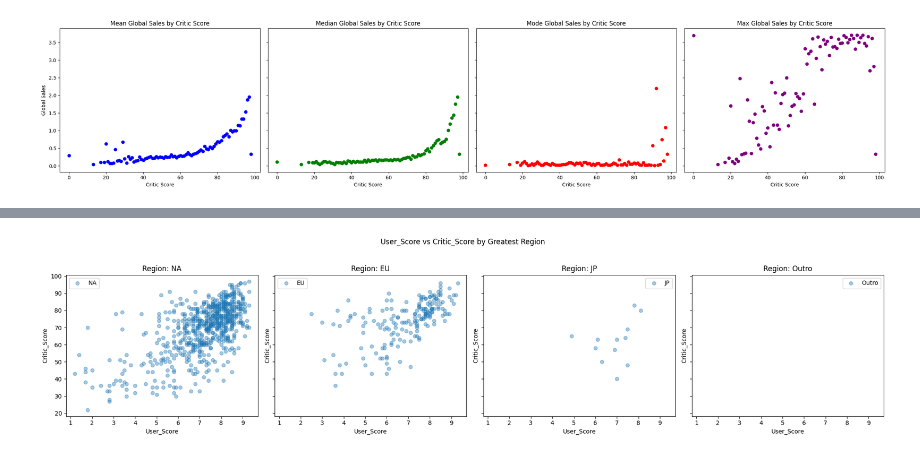
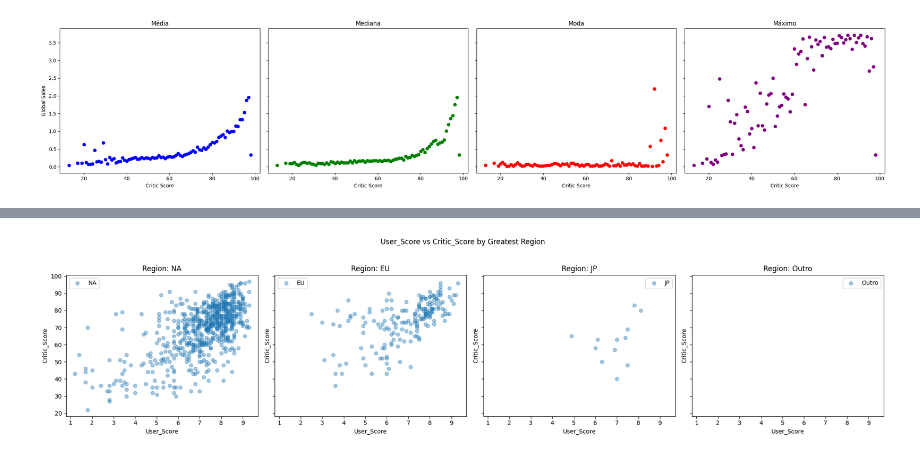
Before and after one commit to wolke412/topicos-4, a Jupyter notebook: observations.ipynb, the cells around one changed output, grey strips where cells are left out. Cells and saved outputs as stored; diff of their text form; code cells hidden in the pictures.

```diff
--- a/observations.ipynb
+++ b/observations.ipynb
@@ -62,17 +94,0 @@ plt.show()
-# %%
-
-fig, ax = plt.subplots(1, 4, figsize=(24, 5))
-df_fi = df[df["Global_Sales"] > 0]
-df_fi = df_fi[df_fi["Critic_Score"] > 0]
-
-for i, region in enumerate(["NA", "EU", "JP", "Outro"]):
-  fdf = df_fi[df_fi["Greatest"] == region]
-  ax[i].set_title(region)
-  ax[i].scatter(
-    fdf['Critic_Score'],
-    fdf['Global_Sales'],
-    alpha=.4
-  )
-
-plt.tight_layout()
-plt.show()
@@ -81,38 +95,33 @@ plt.show()
 # %%
-# Group by Critic_Score and calculate mean, median, mode, and min of Global_Sales
-mean_sales =   df_fi.groupby('Critic_Score')['Global_Sales'].mean().reset_index()
-median_sales = df_fi.groupby('Critic_Score')['Global_Sales'].median().reset_index()
-mode_sales =   df_fi.groupby('Critic_Score')['Global_Sales'].apply(lambda x: x.mode().iloc[0]).reset_index()
-max_sales =    df_fi.groupby('Critic_Score')['Global_Sales'].max().reset_index()
-# Create a figure with 4 subplots side by side
+media =   df_fi.groupby('Critic_Score')['Global_Sales'].mean().reset_index()
+mediana = df_fi.groupby('Critic_Score')['Global_Sales'].median().reset_index()
+moda =   df_fi.groupby('Critic_Score')['Global_Sales'].apply(lambda x: x.mode().iloc[0]).reset_index()
+maxi =    df_fi.groupby('Critic_Score')['Global_Sales'].max().reset_index()
+
 fig, axes = plt.subplots(1, 4, figsize=(24, 5), sharey=True)
 
-# Mean chart
-axes[0].scatter(mean_sales['Critic_Score'], mean_sales['Global_Sales'], color='blue')
-axes[0].set_title('Mean Global Sales by Critic Score')
+axes[0].scatter(media['Critic_Score'], media['Global_Sales'], color='blue')
+axes[0].set_title('Média')
 axes[0].set_xlabel('Critic Score')
 axes[0].set_ylabel('Global Sales')
 
-# Median chart
-axes[1].scatter(median_sales['Critic_Score'], median_sales['Global_Sales'], color='green')
-axes[1].set_title('Median Global Sales by Critic Score')
+axes[1].scatter(mediana['Critic_Score'], mediana['Global_Sales'], color='green')
+axes[1].set_title('Mediana')
 axes[1].set_xlabel('Critic Score')
 
-# Mode chart
-axes[2].scatter(mode_sales['Critic_Score'], mode_sales['Global_Sales'], color='red')
-axes[2].set_title('Mode Global Sales by Critic Score')
+axes[2].scatter(moda['Critic_Score'], moda['Global_Sales'], color='red')
+axes[2].set_title('Moda')
 axes[2].set_xlabel('Critic Score')
 
-# Min chart
-axes[3].scatter(max_sales['Critic_Score'], max_sales['Global_Sales'], color='purple')
-axes[3].set_title('Max Global Sales by Critic Score')
+axes[3].scatter(maxi['Critic_Score'], maxi['Global_Sales'], color='purple')
+axes[3].set_title('Máximo')
 axes[3].set_xlabel('Critic Score')
 
 # Display the plots
 plt.tight_layout()
 plt.show()
 # %% [output]
-[figure, old version]
+[figure, new version]
 # %%
 fdf = df
 
```
Also changed, not shown: parts of 10 cells of this notebook.
